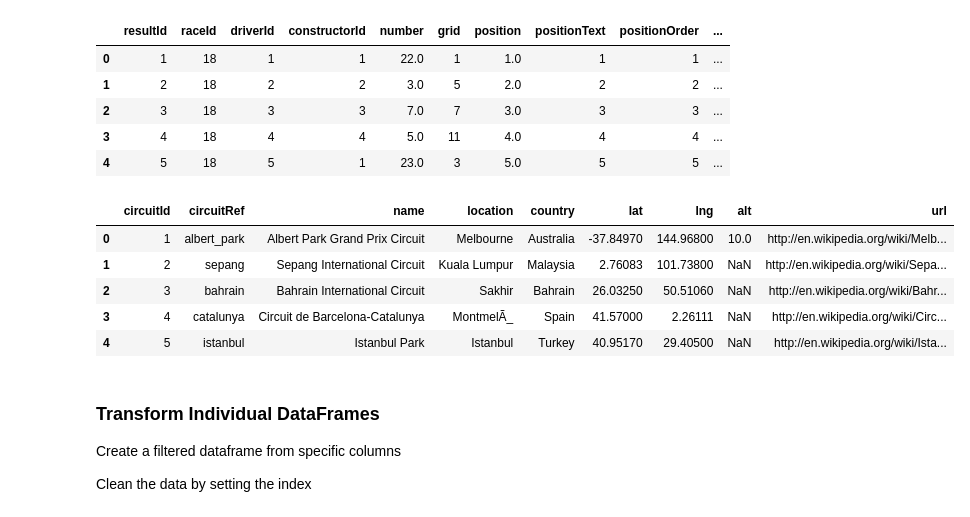
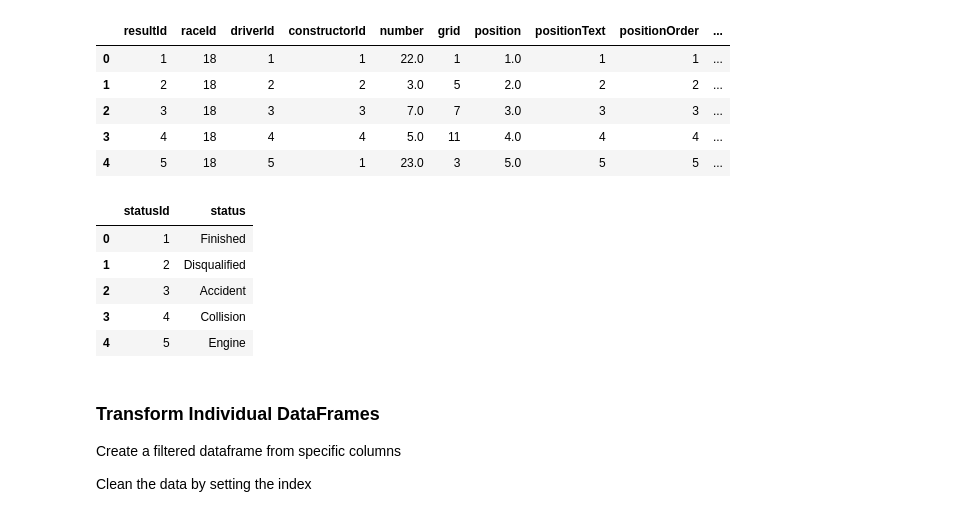
Before and after one commit to KalicoRacer/poll_position_project, a Jupyter notebook: poll_to_podium.ipynb, the cells around one changed output. Cells and saved outputs as stored; diff of their text form; code cells hidden in the pictures.

```diff
--- a/poll_to_podium.ipynb
+++ b/poll_to_podium.ipynb
@@ -70,16 +70,16 @@ results_df.head()
 | 3 | 4 | 18 | 4 | 4 | 5.0 | 11 | 4.0 | 4 | 4 | ... |
 | 4 | 5 | 18 | 5 | 1 | 23.0 | 3 | 5.0 | 5 | 5 | ... |
 # %%
-status_file = "Resources/circuits.csv"
-status_df = pd.read_csv(circuits_file)
+status_file = "Resources/status.csv"
+status_df = pd.read_csv(status_file)
 status_df.head()
 # %% [output]
-|  | circuitId | circuitRef | name | location | country | lat | lng | alt | url |
-| 0 | 1 | albert_park | Albert Park Grand Prix Circuit | Melbourne | Australia | -37.84970 | 144.96800 | 10.0 | http://en.wikipedia.org/wiki/Melb... |
-| 1 | 2 | sepang | Sepang International Circuit | Kuala Lumpur | Malaysia | 2.76083 | 101.73800 | NaN | http://en.wikipedia.org/wiki/Sepa... |
-| 2 | 3 | bahrain | Bahrain International Circuit | Sakhir | Bahrain | 26.03250 | 50.51060 | NaN | http://en.wikipedia.org/wiki/Bahr... |
-| 3 | 4 | catalunya | Circuit de Barcelona-Catalunya | MontmelÃ_ | Spain | 41.57000 | 2.26111 | NaN | http://en.wikipedia.org/wiki/Circ... |
-| 4 | 5 | istanbul | Istanbul Park | Istanbul | Turkey | 40.95170 | 29.40500 | NaN | http://en.wikipedia.org/wiki/Ista... |
+|  | statusId | status |
+| 0 | 1 | Finished |
+| 1 | 2 | Disqualified |
+| 2 | 3 | Accident |
+| 3 | 4 | Collision |
+| 4 | 5 | Engine |
 # %% [markdown]
 ### Transform Individual DataFrames
 Create a filtered dataframe from specific columns
```
Also changed, not shown: parts of 8 cells of this notebook.
